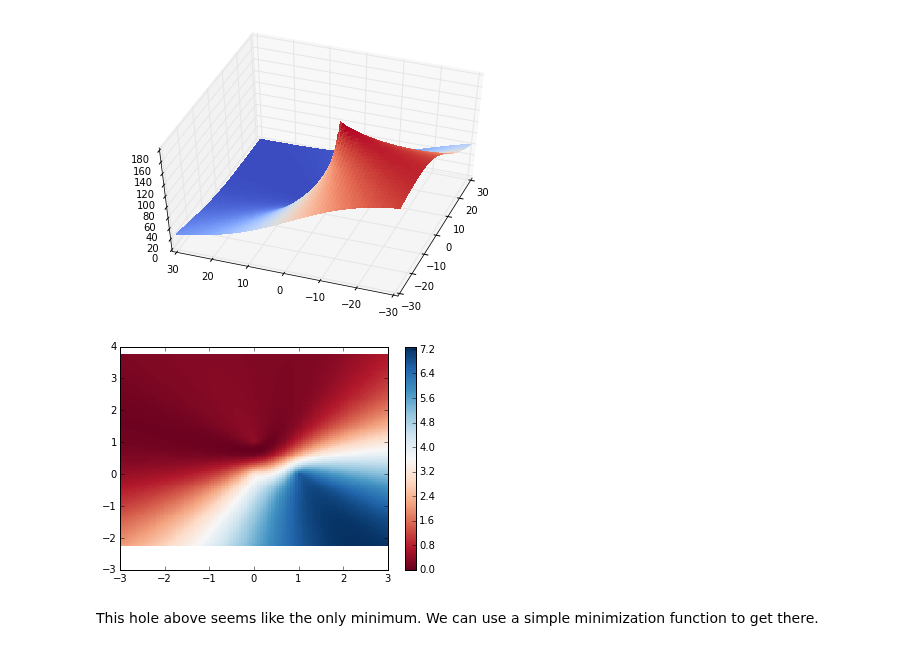
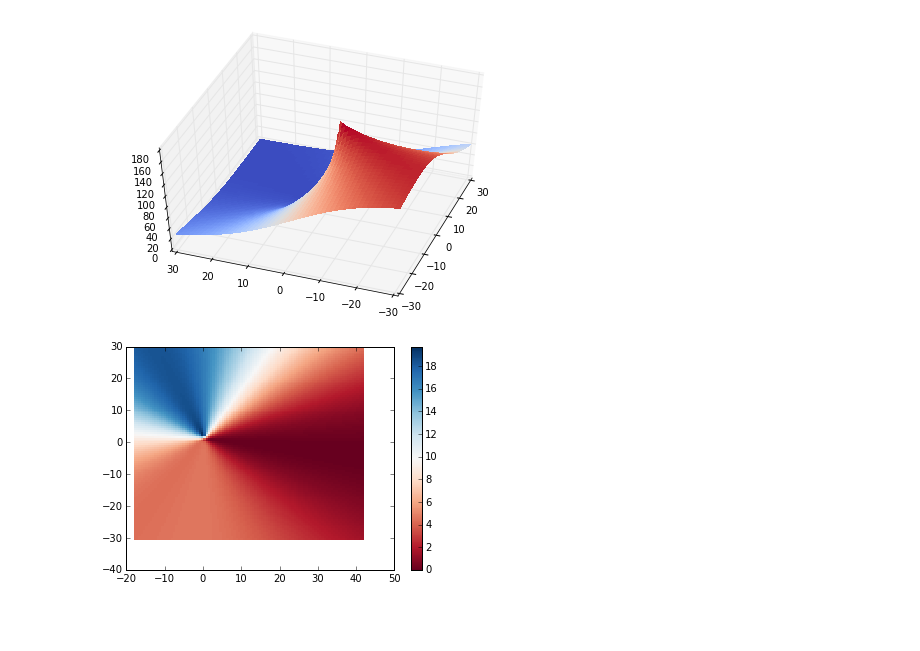
Before and after one commit to niccokunzmann/positioning_system, a Jupyter notebook: nullstellen.ipynb, the cells around one changed output. Drawn from its saved outputs; the diff is of its cells as text; code cells hidden in the pictures; blank space fills up the shorter version.

```diff
--- a/nullstellen.ipynb
+++ b/nullstellen.ipynb
@@ -764,35 +764,38 @@ plot_dts(5, 5, 4, 4)
 # %%
 from math import sqrt
 
 def get_dt(x, y, p):
     return sqrt((x - p[0])**2 + (y - p[1]) ** 2)
 
 def get_dts(x, y, Ps):
-    A, B, C = Ps
+    A, B, C, D = Ps
     AP = get_dt(x, y, A)
     BP = get_dt(x, y, B)
     CP = get_dt(x, y, C)
-    return (BP - CP), (BP - AP)
-
+    DP = get_dt(x, y, D)
+    return (BP - CP), (BP - AP), (BP - DP)
+use_4_points = True
 def get_error(x, y, dts, Ps):
     dts2 = get_dts(x, y, Ps)
-    return (dts2[0] - dts[0]) ** 2 + (dts2[1] - dts[1]) ** 2
+    return (dts2[0] - dts[0]) ** 2 + (dts2[1] - dts[1]) ** 2 + ((dts2[2] - dts[2]) ** 2) * use_4_points
 
-def plot_dts(x0, y0, Ps, dim = 30):
+def plot_dts(x0, y0, Ps, dim = 30, middle = None):
     dts = get_dts(x0, y0, Ps)
+    if middle is None:
+        middle = x0, y0
 
-    X = np.linspace(-dim + x0, dim + x0, 100)
-    Y = np.linspace(y0 - dim, y0 + dim, 100)
+    X = np.linspace(-dim + middle[0], dim + middle[0], 100)
+    Y = np.linspace(middle[1] - dim, middle[1] + dim, 100)
     Z = [[get_error(x, y, dts, Ps) for x in X] for y in Y]
 
     X, Y = np.meshgrid(X, Y)
     Z = np.array(Z)
     fig, ax = plt.subplots()
     p = ax.pcolor(X, Y, Z, cmap=plt.cm.RdBu, vmin=min(map(min, Z)), vmax=max(map(max, Z)))
     cb = fig.colorbar(p, ax=ax)
 
-plot_dts(0, 0.75, [(0,0), (0,1), (1,0)], 3)
+#plot_dts(0, 0.75, [(0,0), (0,1), (1,0)], 3)
+use_4_points = True
+plot_dts(12, -.5, [(1,0), (0,2),(0,0), (1, 2) ], 30)
 # %% [output]
-[figure, old version]
+[figure, new version]
-# %% [markdown]
-This hole above seems like the only minimum. We can use a simple minimization function to get there.
```
Also changed, not shown: parts of 6 cells of this notebook, 6 other files.
